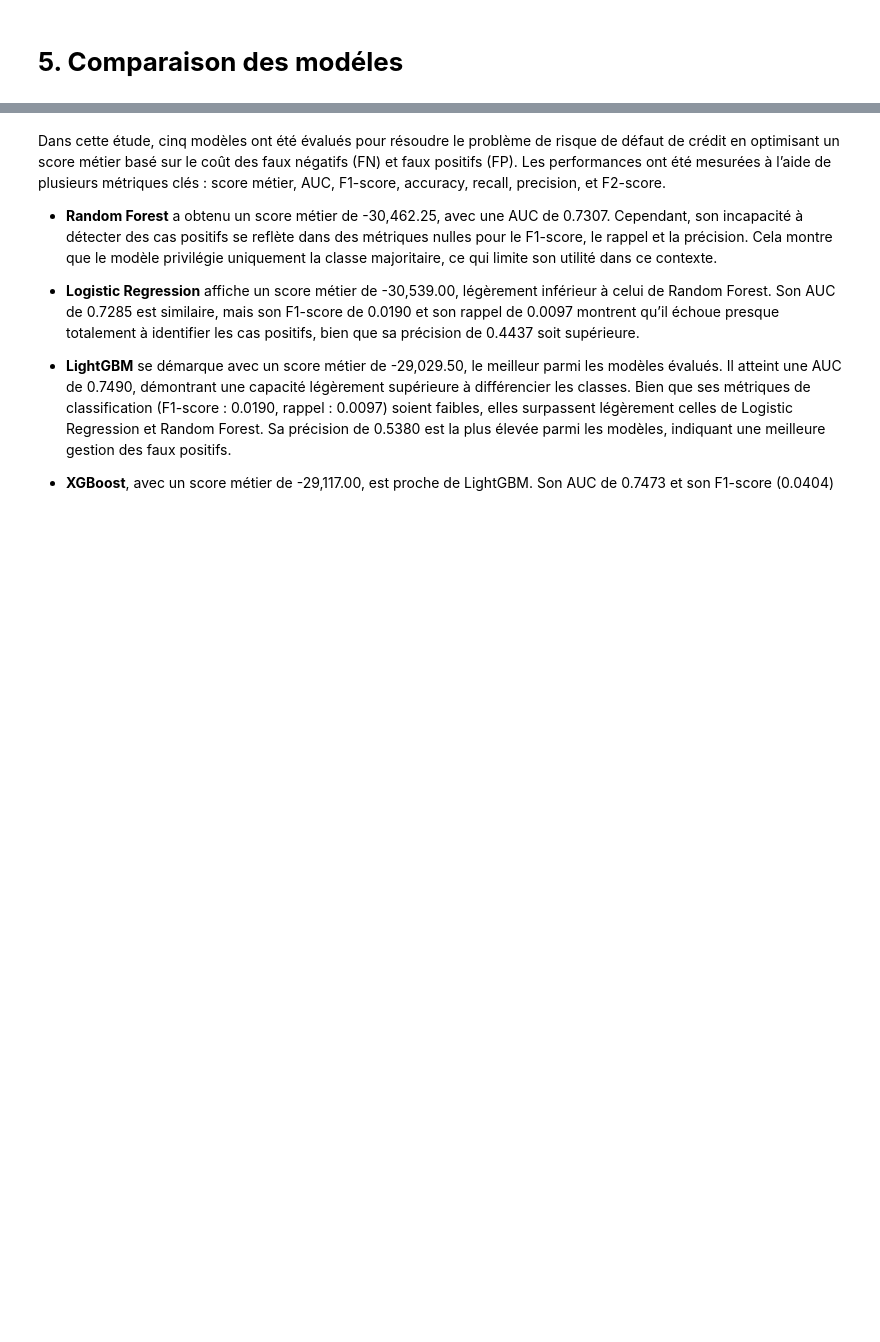
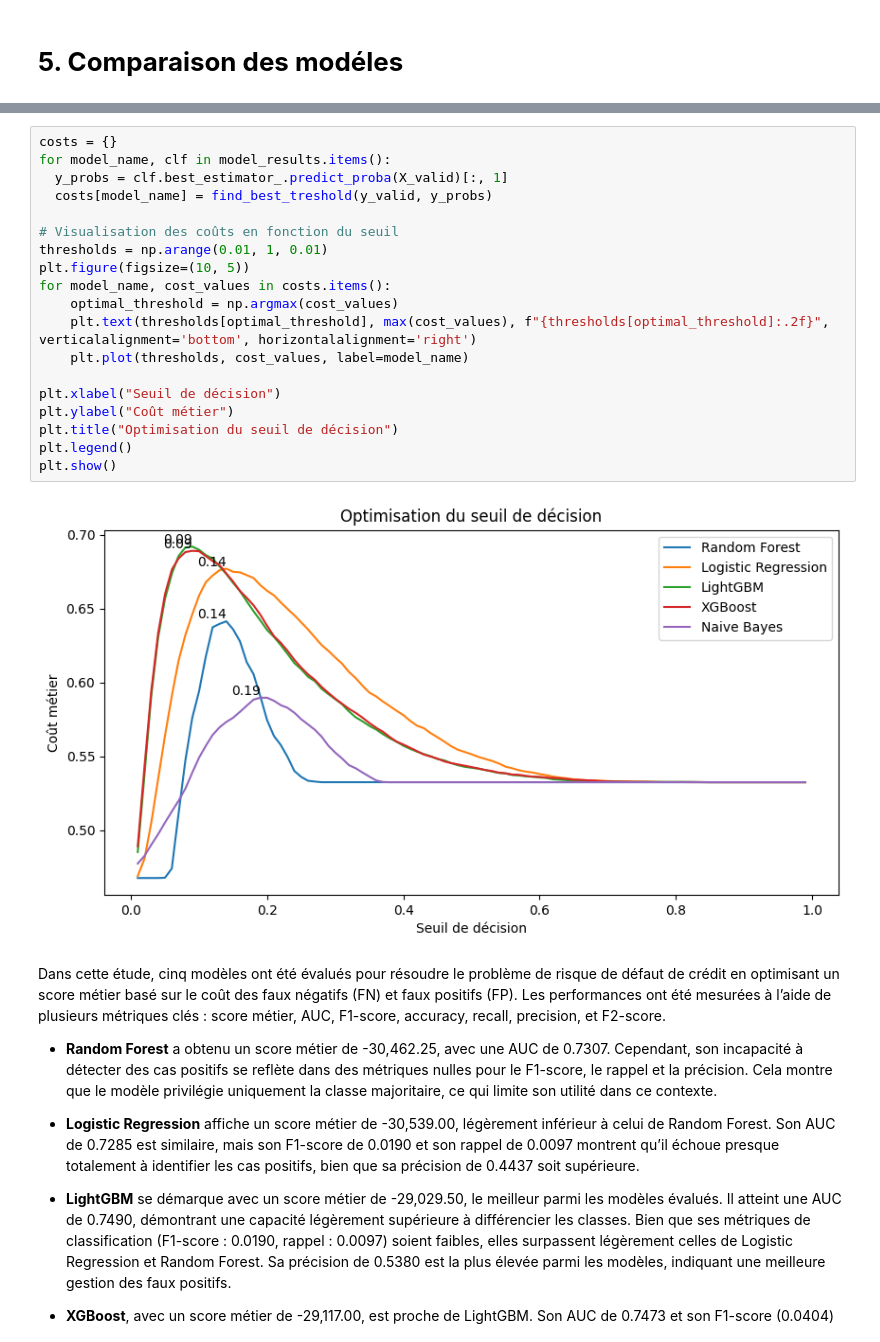
Before and after one commit to amadousysada/scoring-model, a Jupyter notebook: 03_modelisation.ipynb, the cells around one changed output, grey strips where cells are left out. Saved outputs shown, nothing was run; the diff lists cells and outputs as text; blank space fills up the shorter version.

```diff
--- a/03_modelisation.ipynb
+++ b/03_modelisation.ipynb
@@ -806,3 +839,24 @@ show_calibration_curve(model_results, X_valid, y_valid)
+# %%
+costs = {}
+for model_name, clf in model_results.items():
+  y_probs = clf.best_estimator_.predict_proba(X_valid)[:, 1]
+  costs[model_name] = find_best_treshold(y_valid, y_probs)
+
+# Visualisation des coûts en fonction du seuil
+thresholds = np.arange(0.01, 1, 0.01)
+plt.figure(figsize=(10, 5))
+for model_name, cost_values in costs.items():
+    optimal_threshold = np.argmax(cost_values)
+    plt.text(thresholds[optimal_threshold], max(cost_values), f"{thresholds[optimal_threshold]:.2f}", verticalalignment='bottom', horizontalalignment='right')
+    plt.plot(thresholds, cost_values, label=model_name)
+
+plt.xlabel("Seuil de décision")
+plt.ylabel("Coût métier")
+plt.title("Optimisation du seuil de décision")
+plt.legend()
+plt.show()
+# %% [output]
+[figure, added]
 # %% [markdown]
 Dans cette étude, cinq modèles ont été évalués pour résoudre le problème de risque de défaut de crédit en optimisant un score métier basé sur le coût des faux négatifs (FN) et faux positifs (FP). Les performances ont été mesurées à l’aide de plusieurs métriques clés : score métier, AUC, F1-score, accuracy, recall, precision, et F2-score.
 
```
Also changed, not shown: parts of 18 cells of this notebook.
